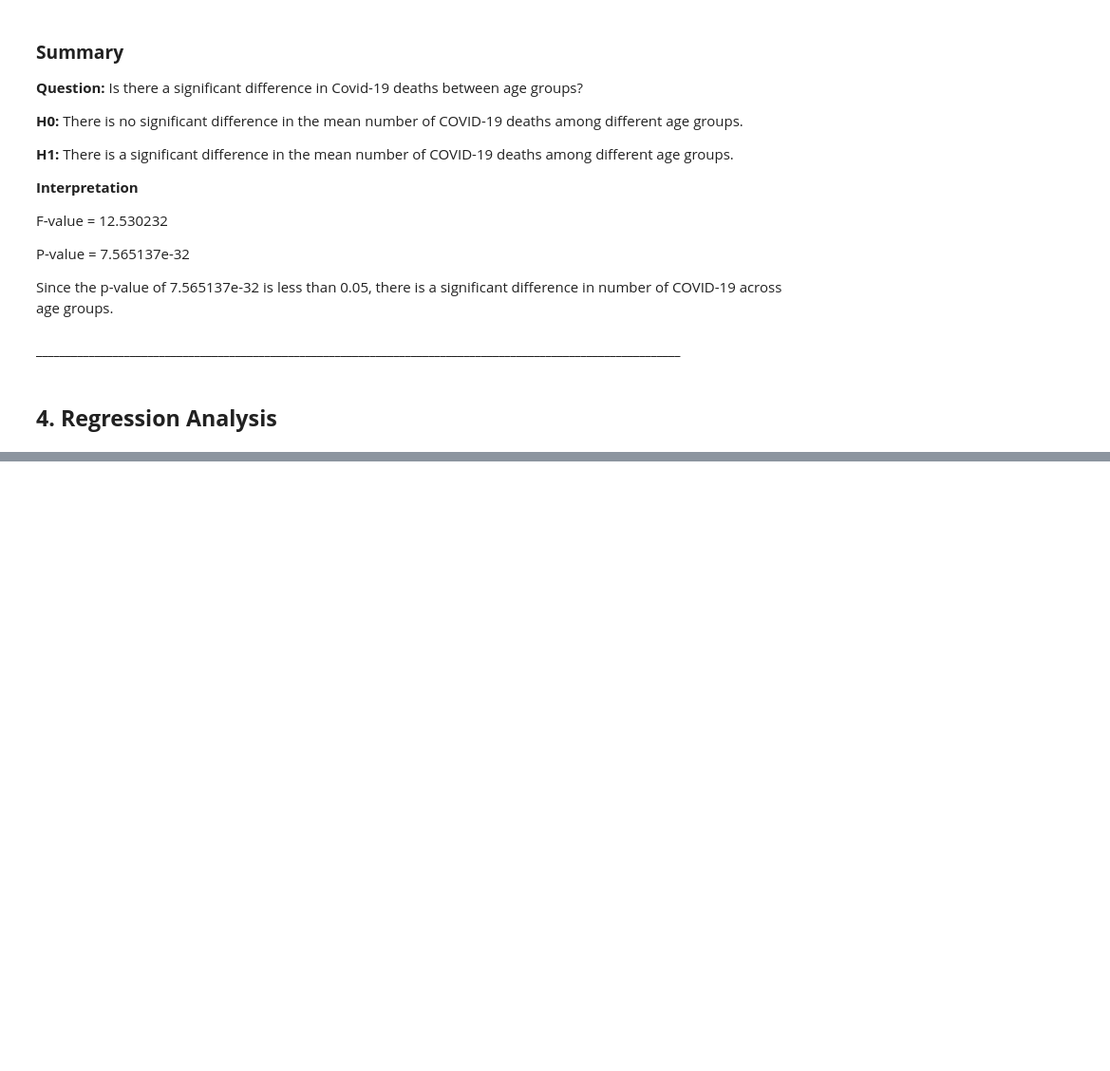
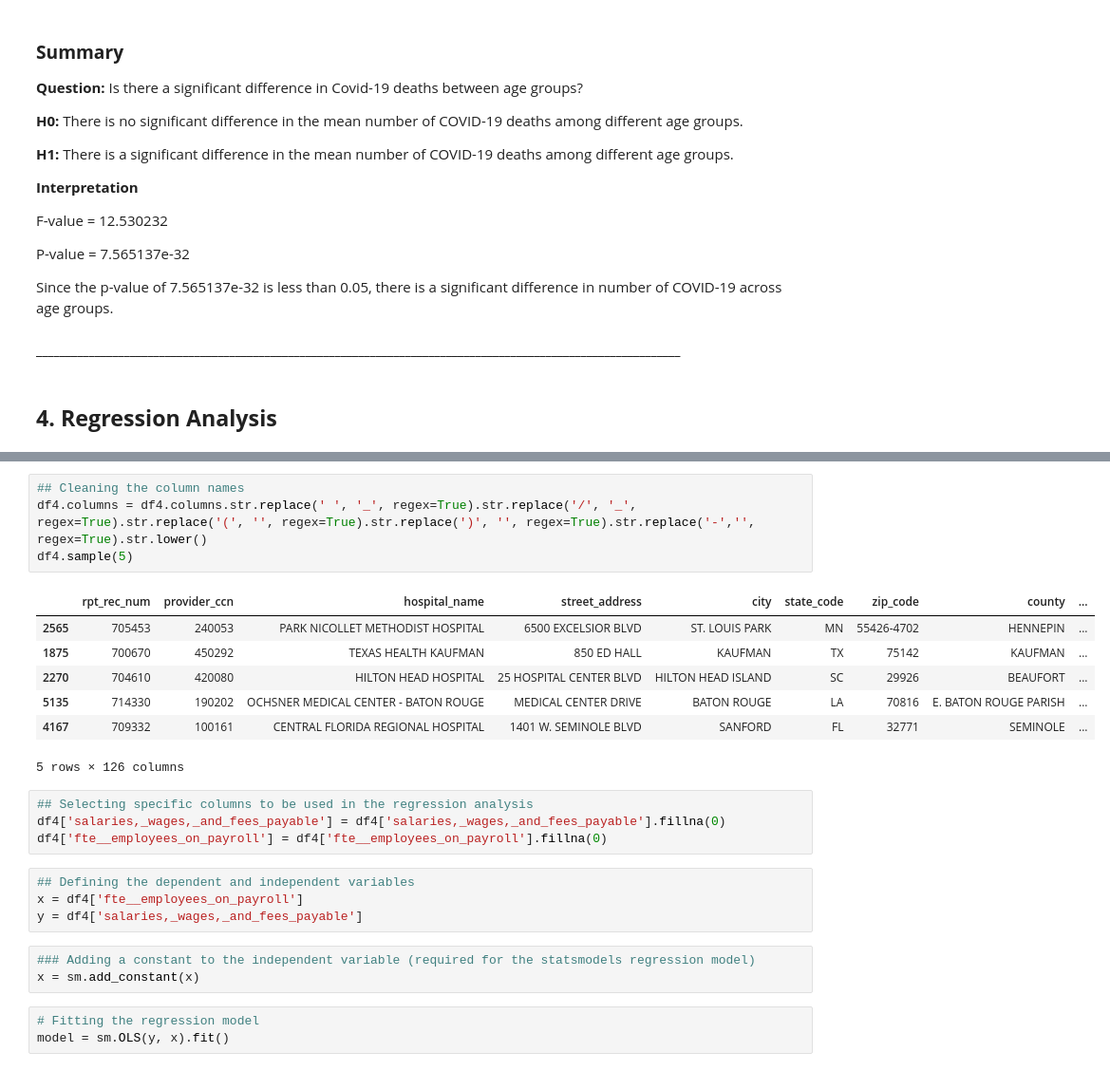
Before and after one commit to c-susan/datasci_5_statistics, a Jupyter notebook: python_statistics.ipynb, the cells around one changed output, grey strips where cells are left out. Shown at 95% size. Cells and saved outputs as stored; diff of their text form; blank space fills up the shorter version.

```diff
--- a/python_statistics.ipynb
+++ b/python_statistics.ipynb
@@ -236,0 +250,26 @@ Since the p-value of 7.565137e-32 is less than 0.05, there is a significant diff
+# %%
+## Cleaning the column names
+df4.columns = df4.columns.str.replace(' ', '_', regex=True).str.replace('/', '_', regex=True).str.replace('(', '', regex=True).str.replace(')', '', regex=True).str.replace('-','', regex=True).str.lower()
+df4.sample(5)
+# %% [output]
+|  | rpt_rec_num | provider_ccn | hospital_name | street_address | city | state_code | zip_code | county | ... |
+| 2565 | 705453 | 240053 | PARK NICOLLET METHODIST HOSPITAL | 6500 EXCELSIOR BLVD | ST. LOUIS PARK | MN | 55426-4702 | HENNEPIN | ... |
+| 1875 | 700670 | 450292 | TEXAS HEALTH KAUFMAN | 850 ED HALL | KAUFMAN | TX | 75142 | KAUFMAN | ... |
+| 2270 | 704610 | 420080 | HILTON HEAD HOSPITAL | 25 HOSPITAL CENTER BLVD | HILTON HEAD ISLAND | SC | 29926 | BEAUFORT | ... |
+| 5135 | 714330 | 190202 | OCHSNER MEDICAL CENTER - BATON ROUGE | MEDICAL CENTER DRIVE | BATON ROUGE | LA | 70816 | E. BATON ROUGE PARISH | ... |
+| 4167 | 709332 | 100161 | CENTRAL FLORIDA REGIONAL HOSPITAL | 1401 W. SEMINOLE BLVD | SANFORD | FL | 32771 | SEMINOLE | ... |
+5 rows × 126 columns
+# %%
+## Selecting specific columns to be used in the regression analysis
+df4['salaries,_wages,_and_fees_payable'] = df4['salaries,_wages,_and_fees_payable'].fillna(0)
+df4['fte__employees_on_payroll'] = df4['fte__employees_on_payroll'].fillna(0)
+# %%
+## Defining the dependent and independent variables
+x = df4['fte__employees_on_payroll']
+y = df4['salaries,_wages,_and_fees_payable']
+# %%
+### Adding a constant to the independent variable (required for the statsmodels regression model)
+x = sm.add_constant(x)
+# %%
+# Fitting the regression model
+model = sm.OLS(y, x).fit()
```
Also changed, not shown: parts of 4 cells of this notebook.
